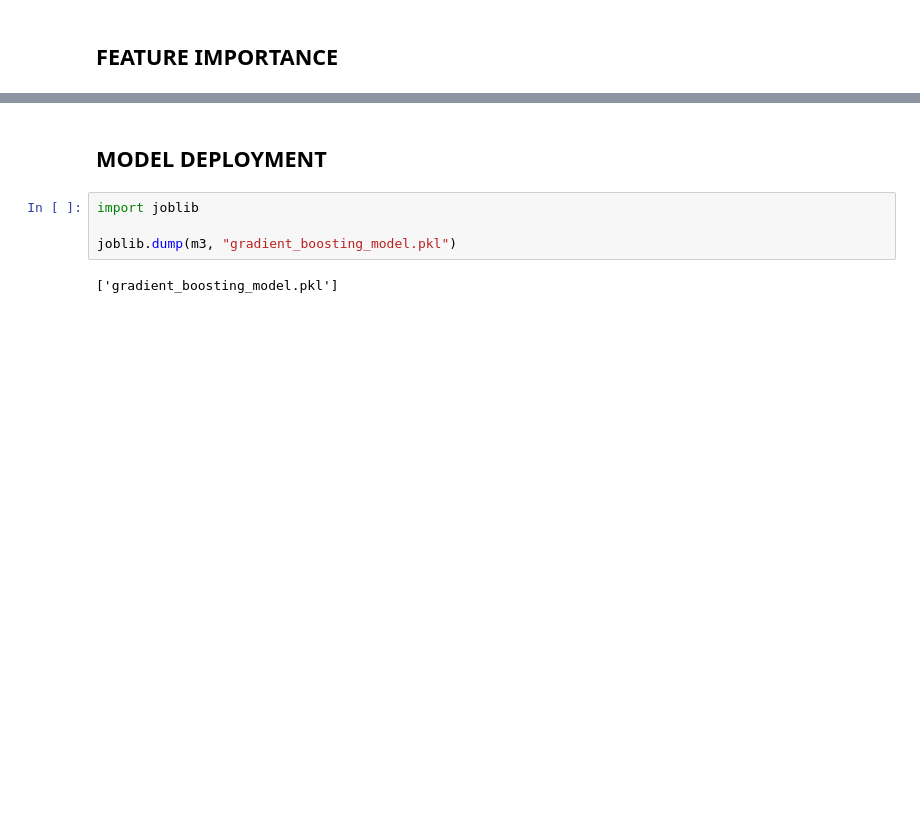
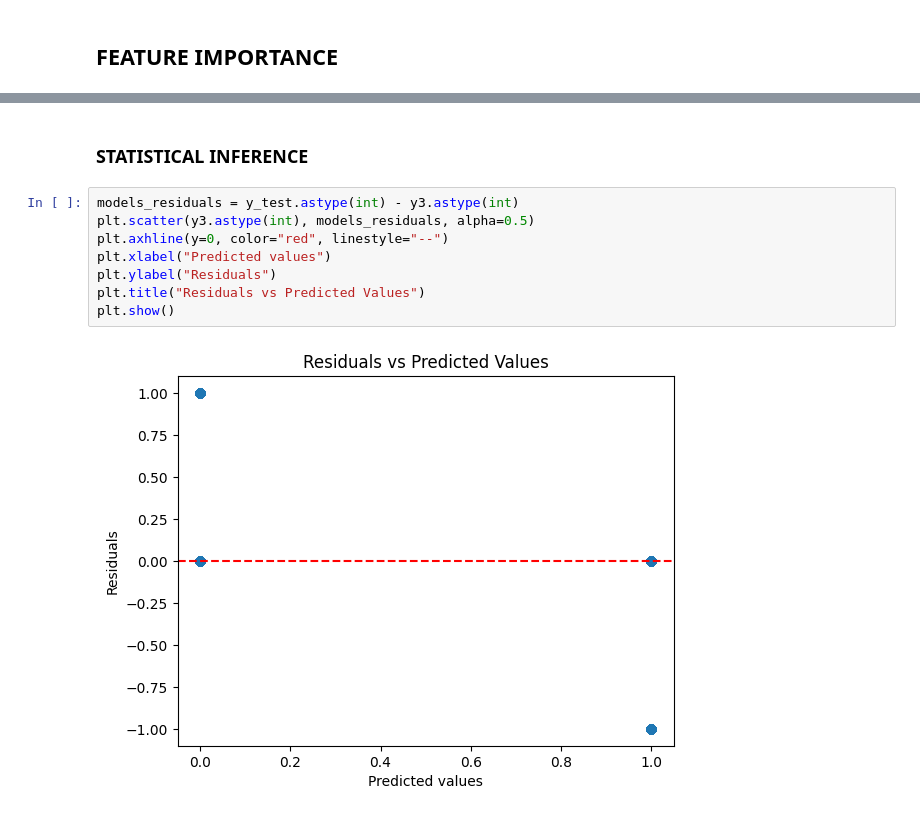
Before and after one commit to mosesdorri-gif/Customer-churn-Prediction, a Jupyter notebook: ML_P_1.ipynb, the cells around one changed output, grey strips where cells are left out. Saved outputs shown, nothing was run; the diff lists cells and outputs as text; blank space fills up the shorter version.

Commit message:
added statistical inference.

```diff
--- a/ML_P_1.ipynb
+++ b/ML_P_1.ipynb
@@ -272,9 +270,13 @@ last_active_date_22/11/2024    0.000000
 Length: 3308, dtype: float64
-# %% [markdown]
-## MODEL DEPLOYMENT
-# %%
-import joblib
-
-joblib.dump(m3, "gradient_boosting_model.pkl")
-# %% [output]
-['gradient_boosting_model.pkl']
+# %% [markdown]
+### STATISTICAL INFERENCE
+# %%
+models_residuals = y_test.astype(int) - y3.astype(int)
+plt.scatter(y3.astype(int), models_residuals, alpha=0.5)
+plt.axhline(y=0, color="red", linestyle="--")
+plt.xlabel("Predicted values")
+plt.ylabel("Residuals")
+plt.title("Residuals vs Predicted Values")
+plt.show()
+# %% [output]
+[figure, added]
```
Also changed, not shown: parts of 6 cells of this notebook.
